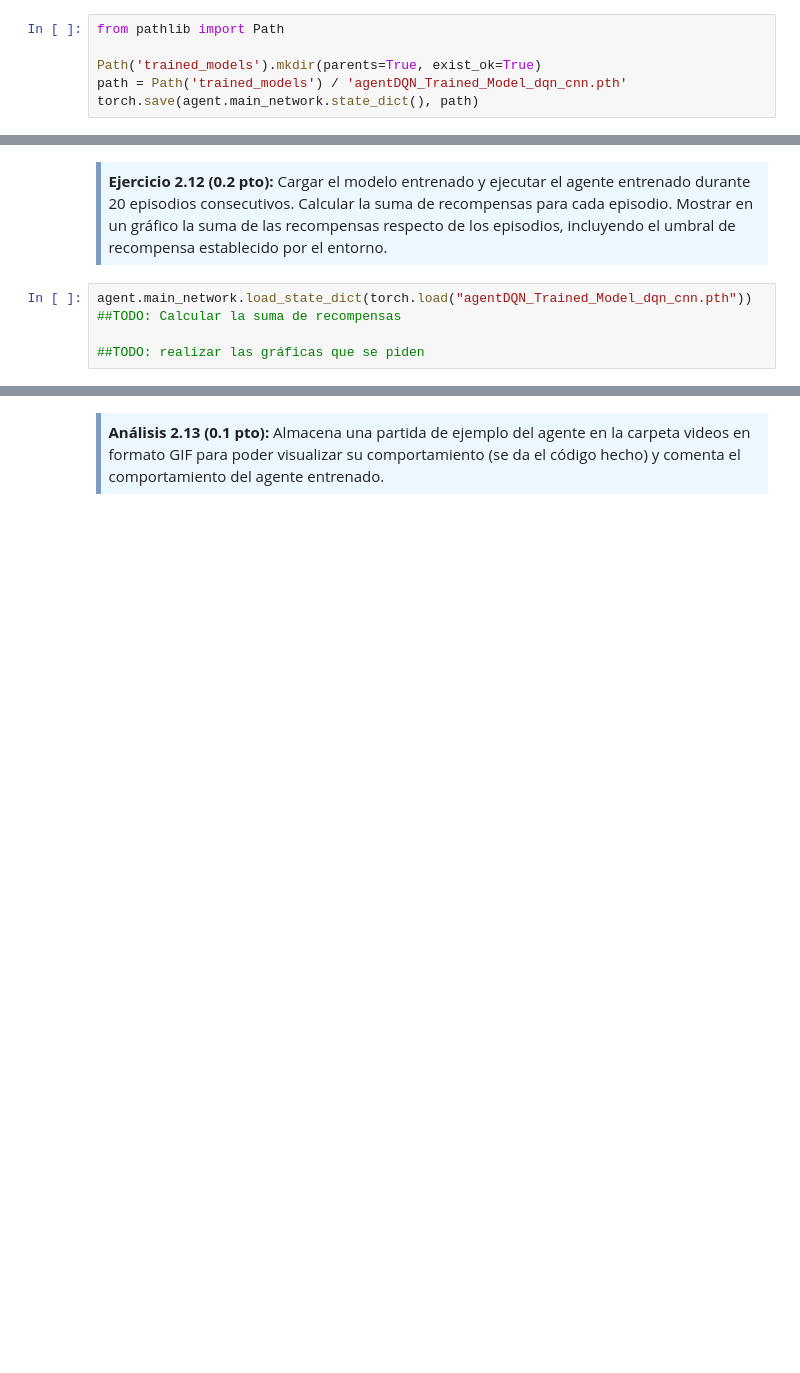
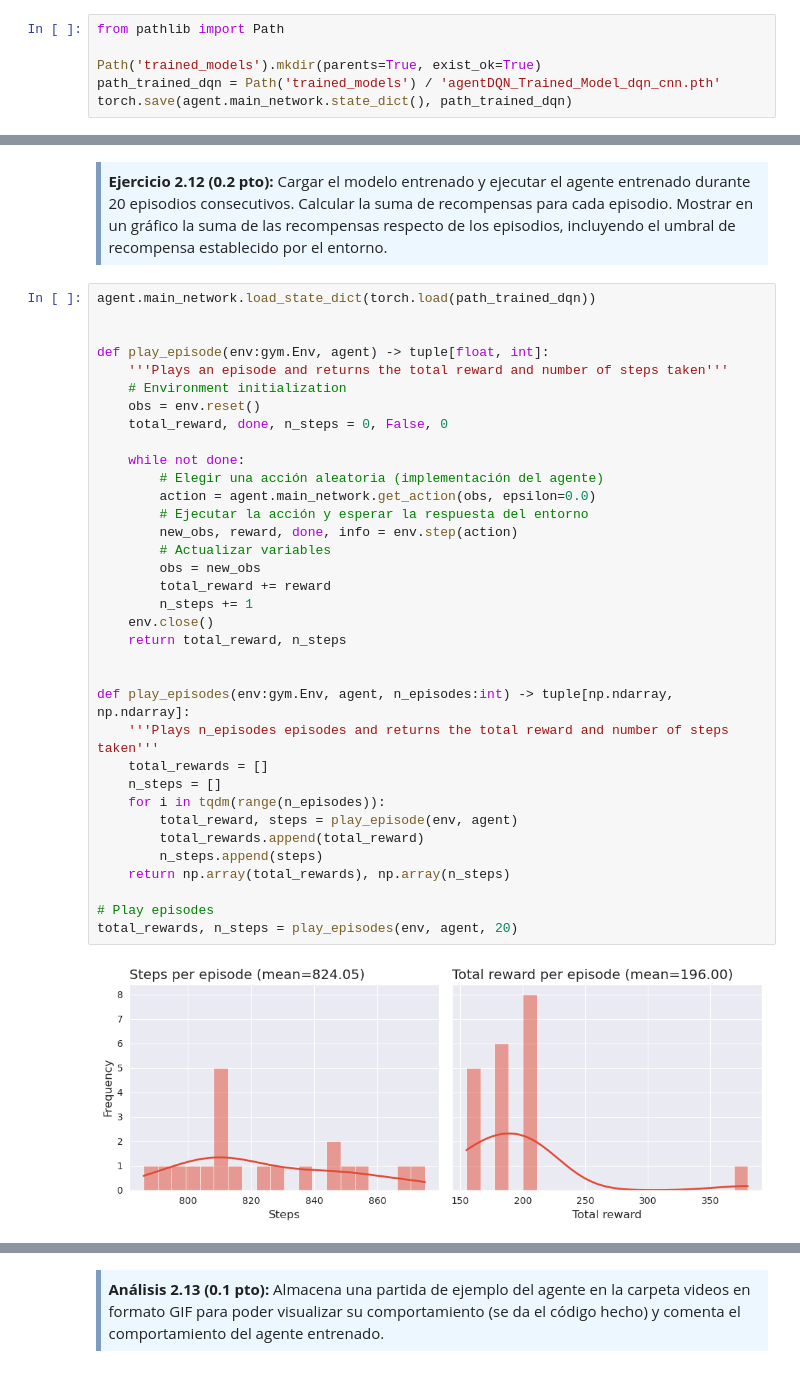
Before and after one commit to gvillalba86/ReinforcementLearning, a Jupyter notebook: PEC2_Approximation_Models/M2.883_2022_1_PEC2-gvillalbaa.ipynb, the cells around one changed output, grey strips where cells are left out. Saved outputs shown, nothing was run; the diff lists cells and outputs as text; blank space fills up the shorter version.

```diff
--- a/PEC2_Approximation_Models/M2.883_2022_1_PEC2-gvillalbaa.ipynb
+++ b/PEC2_Approximation_Models/M2.883_2022_1_PEC2-gvillalbaa.ipynb
@@ -1040,8 +1105,8 @@ ValueError: All arrays must be of the same length
 from pathlib import Path
 
 Path('trained_models').mkdir(parents=True, exist_ok=True)
-path = Path('trained_models') / 'agentDQN_Trained_Model_dqn_cnn.pth'
-torch.save(agent.main_network.state_dict(), path)
+path_trained_dqn = Path('trained_models') / 'agentDQN_Trained_Model_dqn_cnn.pth'
+torch.save(agent.main_network.state_dict(), path_trained_dqn)
 # %% [markdown]
 ### 2.4 Test del agente entrenado
 
@@ -1051,8 +1116,40 @@ Una vez entrenado el agente, nos interesa comprobar cómo de bien ha aprendido,
 <strong>Ejercicio 2.12 (0.2 pto):</strong> Cargar el modelo entrenado y ejecutar el agente entrenado durante 20 episodios consecutivos. Calcular la suma de recompensas para cada episodio. Mostrar en un gráfico la suma de las recompensas respecto de los episodios, incluyendo el umbral de recompensa establecido por el entorno.
 
 </div>
-# %%
-agent.main_network.load_state_dict(torch.load("agentDQN_Trained_Model_dqn_cnn.pth"))
-##TODO: Calcular la suma de recompensas
-
-##TODO: realizar las gráficas que se piden
+# %%
+agent.main_network.load_state_dict(torch.load(path_trained_dqn))
+
+
+def play_episode(env:gym.Env, agent) -> tuple[float, int]:
+    '''Plays an episode and returns the total reward and number of steps taken'''
+    # Environment initialization
+    obs = env.reset()
+    total_reward, done, n_steps = 0, False, 0
+
+    while not done:
+        # Elegir una acción aleatoria (implementación del agente)
+        action = agent.main_network.get_action(obs, epsilon=0.0)
+        # Ejecutar la acción y esperar la respuesta del entorno
+        new_obs, reward, done, info = env.step(action)
+        # Actualizar variables
+        obs = new_obs
+        total_reward += reward
+        n_steps += 1
+    env.close()
+    return total_reward, n_steps
+
+
+def play_episodes(env:gym.Env, agent, n_episodes:int) -> tuple[np.ndarray, np.ndarray]:
+    '''Plays n_episodes episodes and returns the total reward and number of steps taken'''
+    total_rewards = []
+    n_steps = []
+    for i in tqdm(range(n_episodes)):
+        total_reward, steps = play_episode(env, agent)
+        total_rewards.append(total_reward)
+        n_steps.append(steps)
+    return np.array(total_rewards), np.array(n_steps)
+
+# Play episodes
+total_rewards, n_steps = play_episodes(env, agent, 20)
+# %% [output]
+[figure, added]
```
Also changed, not shown: parts of 27 cells of this notebook, 1 other file.
